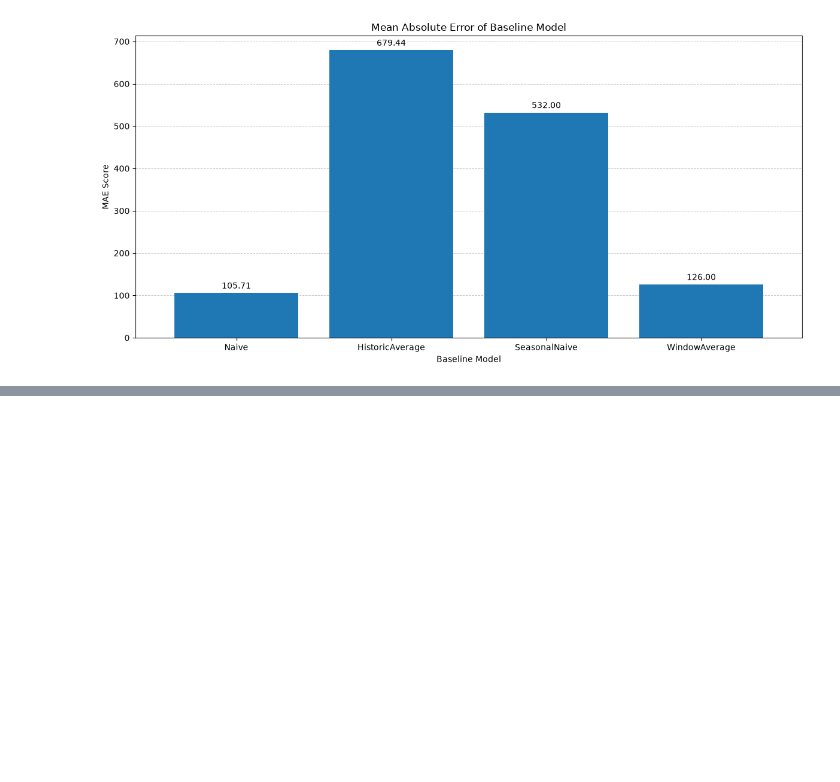
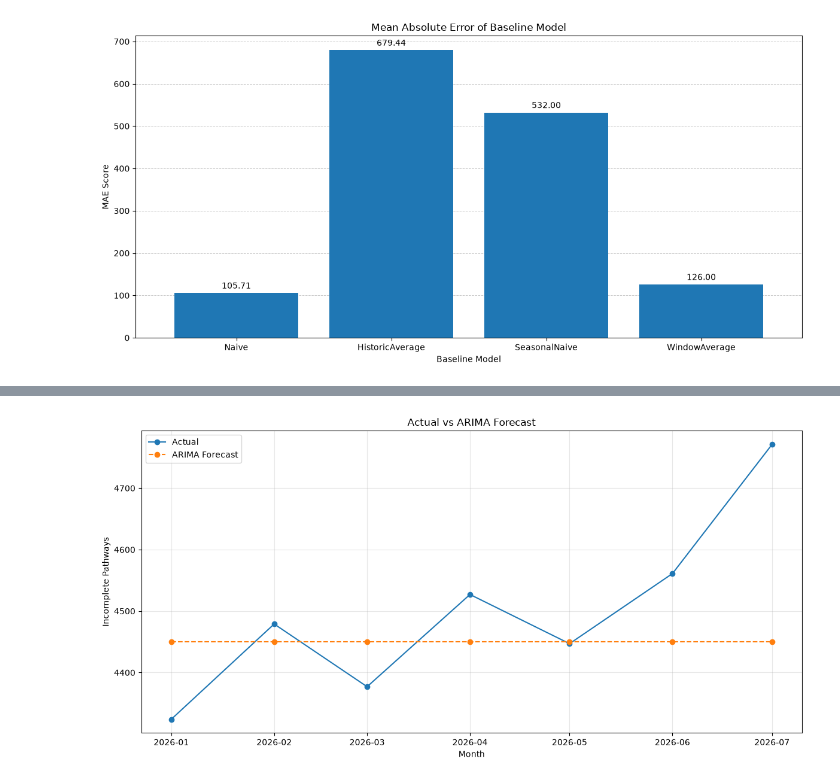
Before and after one commit to patinnojoe/MTL-DS-008-patinnojoe, a Jupyter notebook: notebooks/data_modelling.ipynb, the cells around one changed output, grey strips where cells are left out. Drawn from its saved outputs; the diff is of its cells as text; code cells hidden in the pictures; blank space fills up the shorter version.

```diff
--- a/notebooks/data_modelling.ipynb
+++ b/notebooks/data_modelling.ipynb
@@ -166,0 +235,31 @@ plt.show()
+# %%
+fig, ax = plt.subplots(figsize=(12, 6))
+
+ax.plot(
+    arima_eval_df["ds"],
+    arima_eval_df["y"],
+    marker="o",
+    label="Actual"
+)
+
+ax.plot(
+    arima_eval_df["ds"],
+    arima_eval_df["ARIMA"],
+    marker="o",
+    linestyle="--",
+    label="ARIMA Forecast"
+)
+
+ax.set(
+    title="Actual vs ARIMA Forecast",
+    xlabel="Month",
+    ylabel="Incomplete Pathways"
+)
+
+ax.legend()
+ax.grid(alpha=0.3)
+
+fig.tight_layout()
+plt.show()
+# %% [output]
+[figure, added]
```
Also changed, not shown: parts of 6 cells of this notebook, 1 other file.
